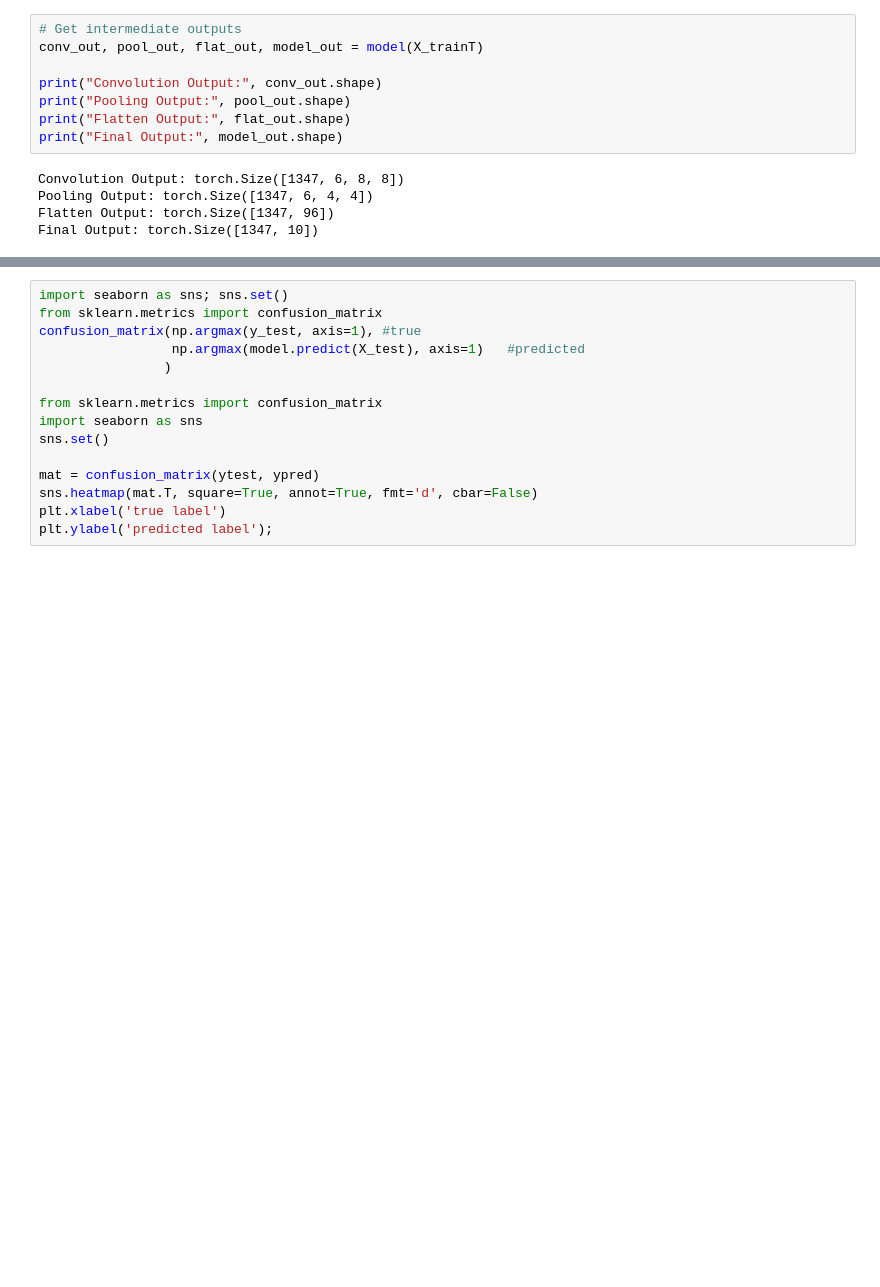
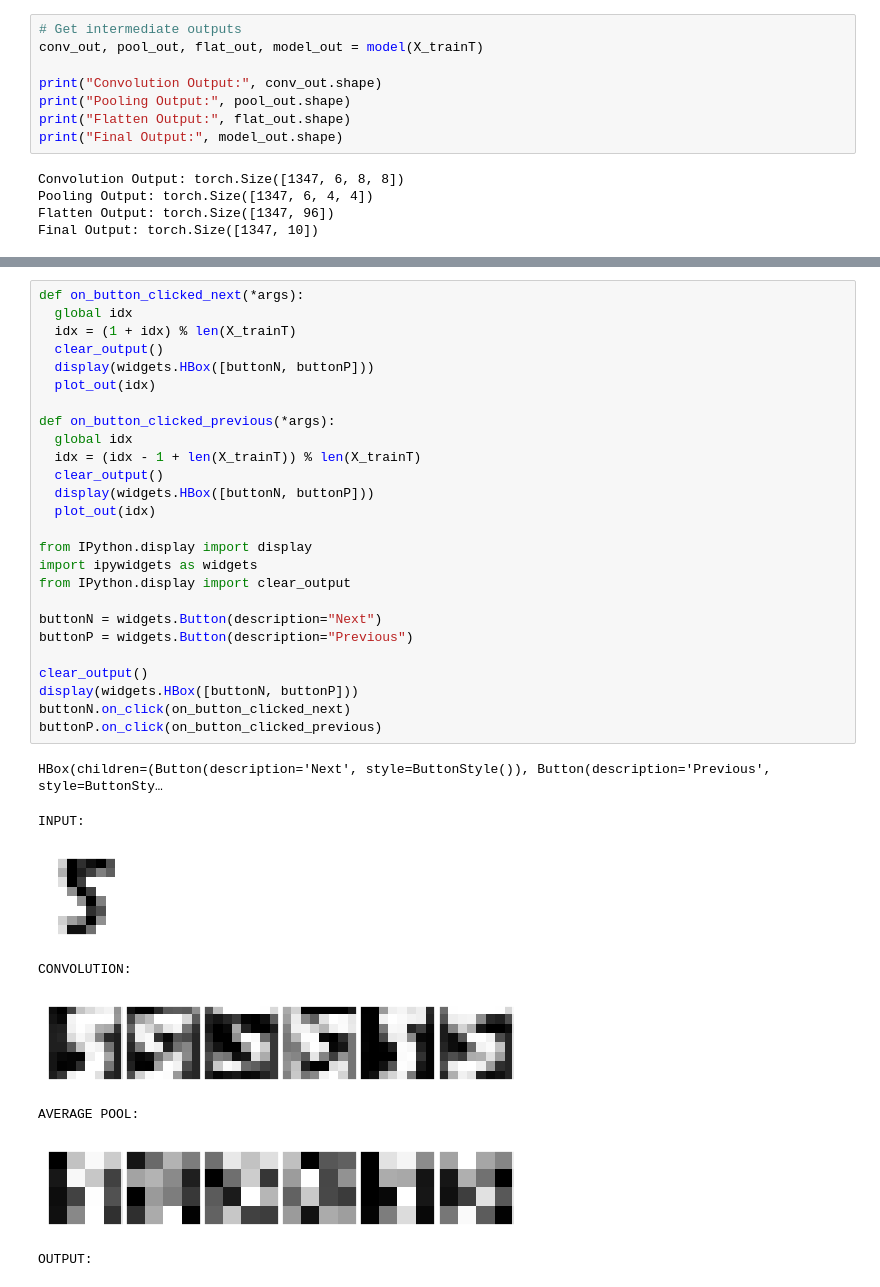
Before and after one commit to fbeilstein/presentations, a Jupyter notebook: presentation_for_October_31_2024.ipynb, the cells around one changed output, grey strips where cells are left out. Cells and saved outputs as stored; diff of their text form; blank space fills up the shorter version.

```diff
--- a/presentation_for_October_31_2024.ipynb
+++ b/presentation_for_October_31_2024.ipynb
@@ -682,15 +677,35 @@ OUTPUT:
-# %%
-import seaborn as sns; sns.set()
-from sklearn.metrics import confusion_matrix
-confusion_matrix(np.argmax(y_test, axis=1), #true
-                 np.argmax(model.predict(X_test), axis=1)   #predicted
-                )
-
-from sklearn.metrics import confusion_matrix
-import seaborn as sns
-sns.set()
-
-mat = confusion_matrix(ytest, ypred)
-sns.heatmap(mat.T, square=True, annot=True, fmt='d', cbar=False)
-plt.xlabel('true label')
-plt.ylabel('predicted label');
+# %%
+def on_button_clicked_next(*args):
+  global idx
+  idx = (1 + idx) % len(X_trainT)
+  clear_output()
+  display(widgets.HBox([buttonN, buttonP]))
+  plot_out(idx)
+
+def on_button_clicked_previous(*args):
+  global idx
+  idx = (idx - 1 + len(X_trainT)) % len(X_trainT)
+  clear_output()
+  display(widgets.HBox([buttonN, buttonP]))
+  plot_out(idx)
+
+from IPython.display import display
+import ipywidgets as widgets
+from IPython.display import clear_output
+
+buttonN = widgets.Button(description="Next")
+buttonP = widgets.Button(description="Previous")
+
+clear_output()
+display(widgets.HBox([buttonN, buttonP]))
+buttonN.on_click(on_button_clicked_next)
+buttonP.on_click(on_button_clicked_previous)
+# %% [output]
+HBox(children=(Button(description='Next', style=ButtonStyle()), Button(description='Previous', style=ButtonSty…
+INPUT:
+[figure, added]
+CONVOLUTION:
+[figure, added]
+AVERAGE POOL:
+[figure, added]
+OUTPUT:
```
Also changed, not shown: parts of 5 cells of this notebook.
